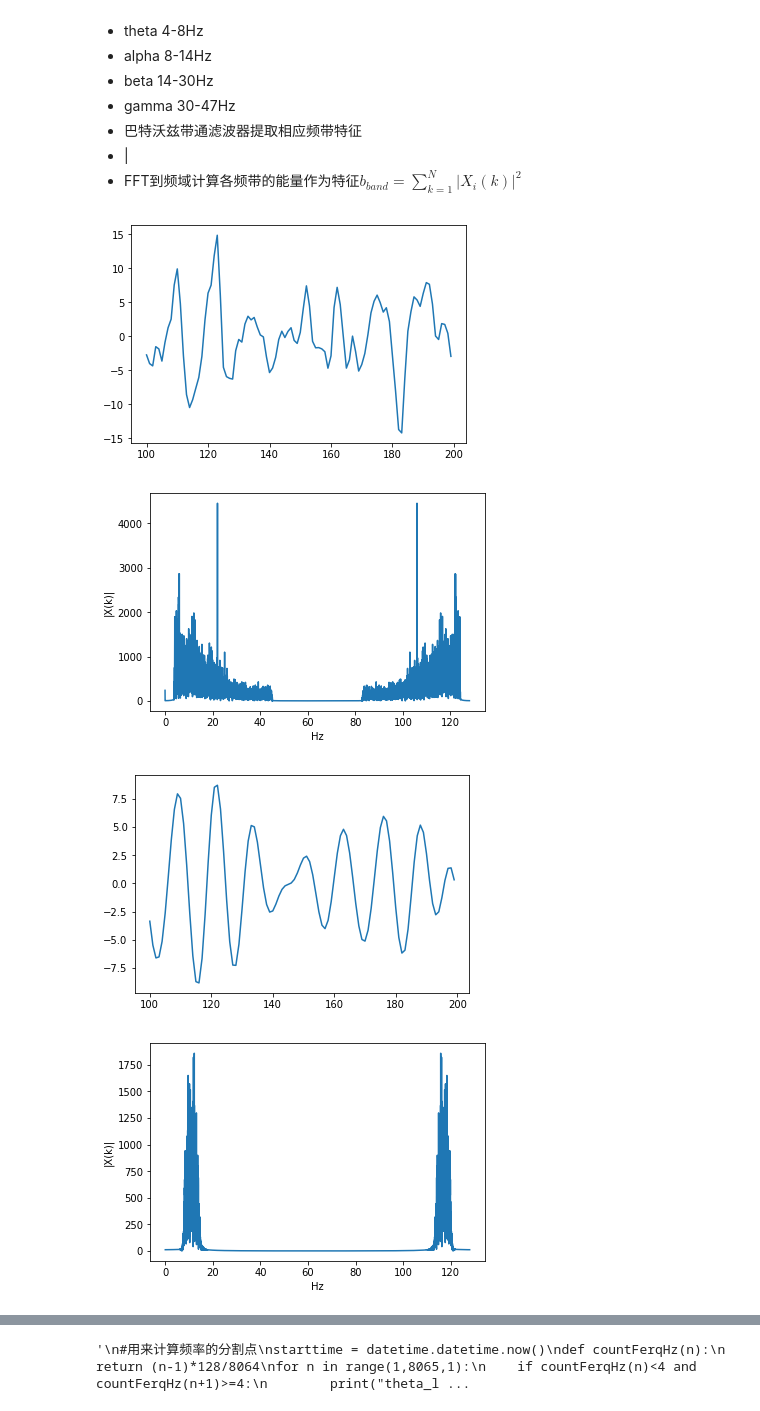
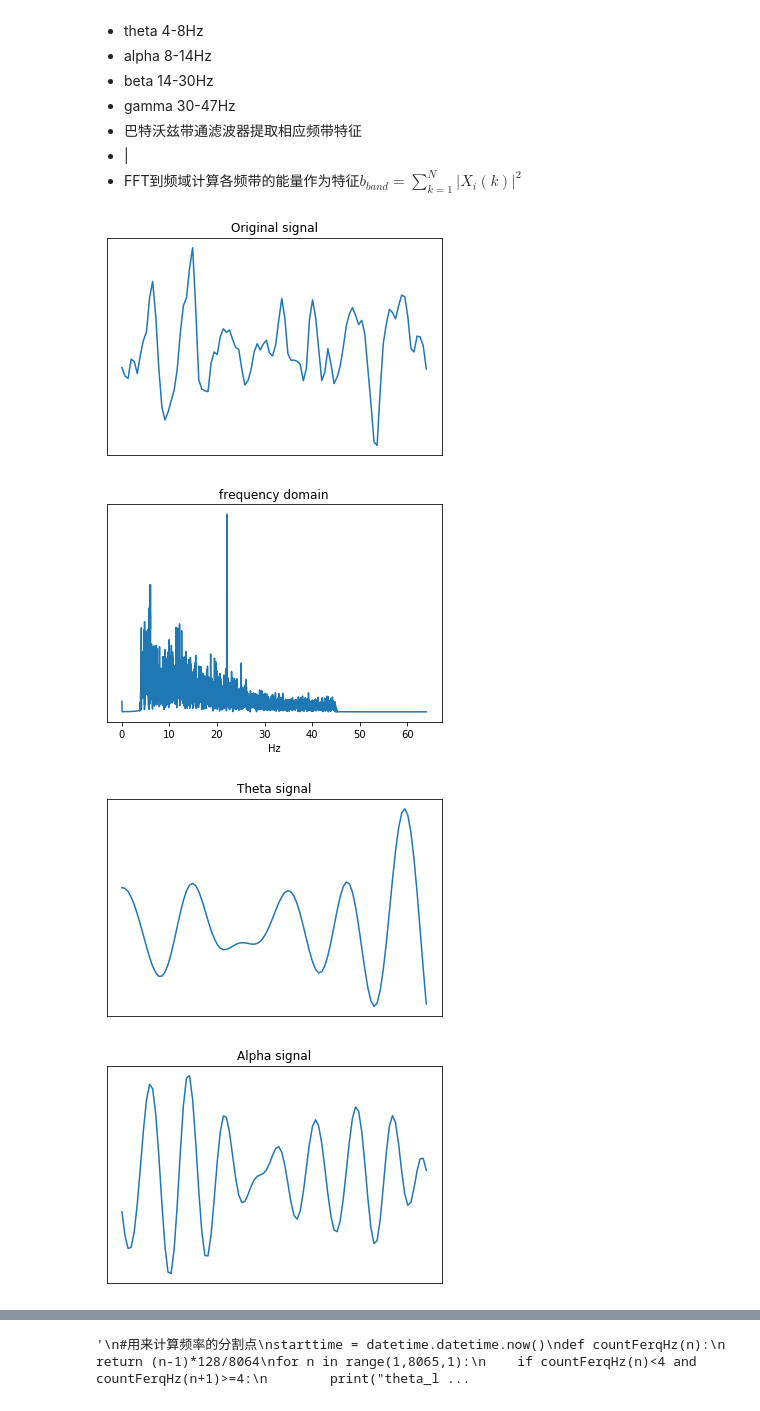
Before and after one commit to Today0219/Emotion-recognition, a Jupyter notebook: EEG_FeatureExtract.ipynb, the cells around one changed output, grey strips where cells are left out. Saved outputs shown, nothing was run; the diff lists cells and outputs as text; code cells hidden in the pictures.

```diff
--- a/EEG_FeatureExtract.ipynb
+++ b/EEG_FeatureExtract.ipynb
@@ -83,10 +104,13 @@ def eegFFT(df_data):
 def plotFreqSpectrum(df):
     fft_abs = abs(df)
     X = [(n-1)*128/8064 for n in range(1,8065,1) ]
-    plt.plot(X,fft_abs)
+    plt.plot(X[0:4032],fft_abs[0:4032])
     plt.xlabel("Hz")
-    plt.ylabel("|X(k)|")
+    plt.title("frequency domain")
+    #plt.ylabel("|X(k)|")
     #plt.title(u'某个EEG信号的频谱',fontproperties='SimHei')
+    #plt.xticks([])
+    plt.yticks([])
     plt.show()
 
 #调用画频谱图函数
@@ -105,38 +129,73 @@ def plotFreqSpectrum(df):
 # %%
 from scipy import signal
 def butterBandPassFilter(data,lowcut,highcut,fs,order=5):
     nyq = 0.5*fs
     low = lowcut / nyq
     high = highcut / nyq
     b,a = signal.butter(order,[low,high],btype='bandpass')
     #y = signal.lfilter(b,a,data)
     y = signal.filtfilt(b,a,data)
     return y
 
 #画滤波之前的信号波形
 plt.plot(CH1_df_EEG_x.iloc[1,100:200])
+plt.title("Original signal")
+plt.xticks([])
+plt.yticks([])
 plt.show()
 #画滤波之前的频谱
 plotFreqSpectrum(CH1eegfft_df.iloc[1,:])
+#Theta
+data = CH1_df_EEG_x.iloc[1,:]
+filtedData = butterBandPassFilter(data,3,8,fs=128,order=5)   #data为要过滤的信号
+filtedDataDF = pd.DataFrame([filtedData])
+#画滤波之后的信号波形
+plt.plot(filtedDataDF.iloc[0,100:200])
+plt.title("Theta signal")
+plt.xticks([])
+plt.yticks([])
+plt.show()
 
-'''
-myWn = [(2*8)/128,(2*14)/128]
-b,a = signal.butter(N=8,Wn=myWn ,btype='bandpass',analog=False,output='ba')
-data = CH1_df_EEG_x.iloc[1,:]
-filtedData = signal.filtfilt(b,a,data)   #data为要过滤的信号
-filtedDataDF = pd.DataFrame(filtedData)
-'''
+#Alpha
 data = CH1_df_EEG_x.iloc[1,:]
 filtedData = butterBandPassFilter(data,8,14,fs=128,order=5)   #data为要过滤的信号
 filtedDataDF = pd.DataFrame([filtedData])
 #画滤波之后的信号波形
 plt.plot(filtedDataDF.iloc[0,100:200])
+plt.title("Alpha signal")
+plt.xticks([])
+plt.yticks([])
 plt.show()
+
+#Beta
+data = CH1_df_EEG_x.iloc[1,:]
+filtedData = butterBandPassFilter(data,14,30,fs=128,order=5)   #data为要过滤的信号
+filtedDataDF = pd.DataFrame([filtedData])
+#画滤波之后的信号波形
+plt.plot(filtedDataDF.iloc[0,100:200])
+plt.title("Beta signal")
+plt.xticks([])
+plt.yticks([])
+plt.show()
+#Gamma
+data = CH1_df_EEG_x.iloc[1,:]
+filtedData = butterBandPassFilter(data,30,47,fs=128,order=5)   #data为要过滤的信号
+filtedDataDF = pd.DataFrame([filtedData])
+#画滤波之后的信号波形
+plt.plot(filtedDataDF.iloc[0,100:200])
+plt.title("Gamma signal")
+plt.xticks([])
+plt.yticks([])
+plt.show()
+
+
+
+
 #画滤波之后的频谱
 filtedSpectrum = eegFFT(filtedDataDF)
 plotFreqSpectrum(filtedSpectrum.iloc[0,:])
 # %% [output]
-[figure, old version]
+[figure, new version]
-[figure, old version]
+[figure, new version]
-[figure, old version]
+[figure, new version]
-[figure, old version]
+[figure, new version]
```
Also changed, not shown: parts of 2 cells of this notebook, 24 other files.
